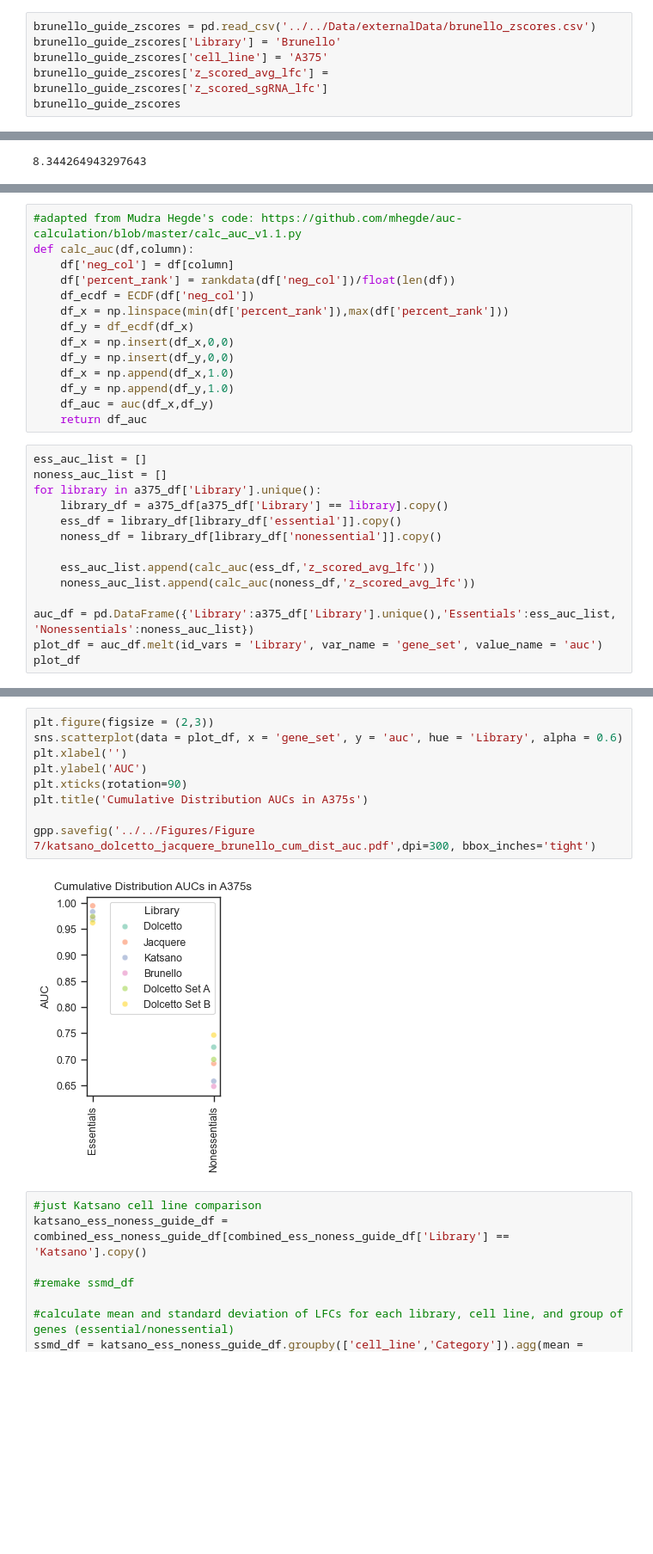
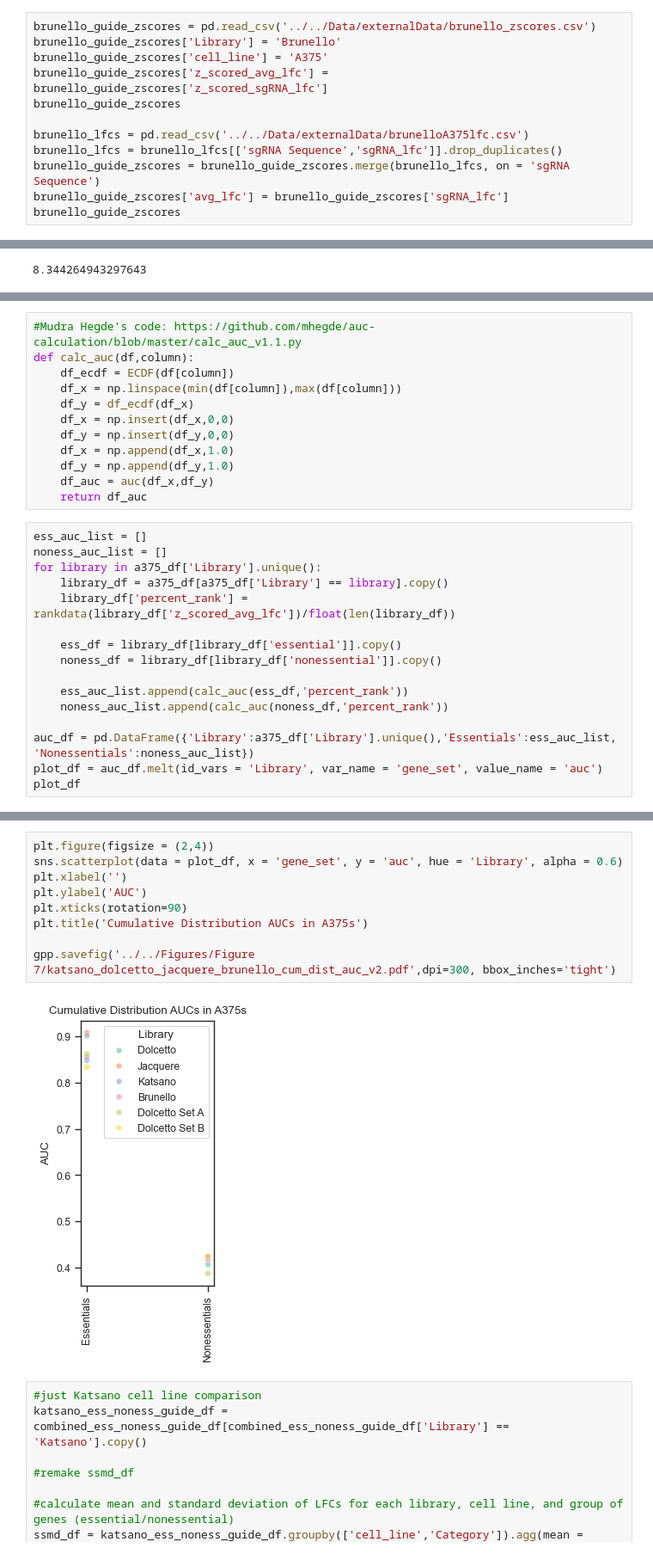
Before and after one commit to ssrikant2/CRISPRi_manuscript, a Jupyter notebook: Notebooks/09-Katsano Design and Evaluation/02_Katsano_Analysis.ipynb, the cells around one changed output, grey strips where cells are left out. Shown at 86% size. Saved outputs shown, nothing was run; the diff lists cells and outputs as text; blank space fills up the shorter version.

Commit message:
fixed auc calc

```diff
--- a/Notebooks/09-Katsano Design and Evaluation/02_Katsano_Analysis.ipynb
+++ b/Notebooks/09-Katsano Design and Evaluation/02_Katsano_Analysis.ipynb
@@ -486,6 +486,12 @@ brunello_guide_zscores['Library'] = 'Brunello'
 brunello_guide_zscores['cell_line'] = 'A375'
 brunello_guide_zscores['z_scored_avg_lfc'] = brunello_guide_zscores['z_scored_sgRNA_lfc']
 brunello_guide_zscores
+
+brunello_lfcs = pd.read_csv('../../Data/externalData/brunelloA375lfc.csv')
+brunello_lfcs = brunello_lfcs[['sgRNA Sequence','sgRNA_lfc']].drop_duplicates()
+brunello_guide_zscores = brunello_guide_zscores.merge(brunello_lfcs, on = 'sgRNA Sequence')
+brunello_guide_zscores['avg_lfc'] = brunello_guide_zscores['sgRNA_lfc']
+brunello_guide_zscores
 # %% [output]
 |  | sgRNA Sequence | Target Gene ID | Target Gene Symbol | Aggregate CFD Score | Off-Target CFD100 Hits | ... |
 | 0 | AAAAAAAATCCGGACAATGG | ENSG00000085491 | SLC25A24 | 0.0 | 0 | ... |
@@ -712,10 +716,8 @@ ax[1].axhline(y=0.5, color='black', linestyle='--')
 # %%
-#adapted from Mudra Hegde's code: https://github.com/mhegde/auc-calculation/blob/master/calc_auc_v1.1.py
+#Mudra Hegde's code: https://github.com/mhegde/auc-calculation/blob/master/calc_auc_v1.1.py
 def calc_auc(df,column):
-    df['neg_col'] = df[column]
-    df['percent_rank'] = rankdata(df['neg_col'])/float(len(df))
-    df_ecdf = ECDF(df['neg_col'])
-    df_x = np.linspace(min(df['percent_rank']),max(df['percent_rank']))
+    df_ecdf = ECDF(df[column])
+    df_x = np.linspace(min(df[column]),max(df[column]))
     df_y = df_ecdf(df_x)
     df_x = np.insert(df_x,0,0)
     df_y = np.insert(df_y,0,0)
@@ -728,11 +730,13 @@ ess_auc_list = []
 noness_auc_list = []
 for library in a375_df['Library'].unique():
     library_df = a375_df[a375_df['Library'] == library].copy()
+    library_df['percent_rank'] = rankdata(library_df['z_scored_avg_lfc'])/float(len(library_df))
+
     ess_df = library_df[library_df['essential']].copy()
     noness_df = library_df[library_df['nonessential']].copy()
 
-    ess_auc_list.append(calc_auc(ess_df,'z_scored_avg_lfc'))
-    noness_auc_list.append(calc_auc(noness_df,'z_scored_avg_lfc'))
+    ess_auc_list.append(calc_auc(ess_df,'percent_rank'))
+    noness_auc_list.append(calc_auc(noness_df,'percent_rank'))
 
 auc_df = pd.DataFrame({'Library':a375_df['Library'].unique(),'Essentials':ess_auc_list, 'Nonessentials':noness_auc_list})
 plot_df = auc_df.melt(id_vars = 'Library', var_name = 'gene_set', value_name = 'auc')
@@ -754,14 +758,14 @@ plot_df
 # %%
-plt.figure(figsize = (2,3))
+plt.figure(figsize = (2,4))
 sns.scatterplot(data = plot_df, x = 'gene_set', y = 'auc', hue = 'Library', alpha = 0.6)
 plt.xlabel('')
 plt.ylabel('AUC')
 plt.xticks(rotation=90)
 plt.title('Cumulative Distribution AUCs in A375s')
 
-gpp.savefig('../../Figures/Figure 7/katsano_dolcetto_jacquere_brunello_cum_dist_auc.pdf',dpi=300, bbox_inches='tight')
+gpp.savefig('../../Figures/Figure 7/katsano_dolcetto_jacquere_brunello_cum_dist_auc_v2.pdf',dpi=300, bbox_inches='tight')
 # %% [output]
-[figure, old version]
+[figure, new version]
 # %%
 #just Katsano cell line comparison
 katsano_ess_noness_guide_df = combined_ess_noness_guide_df[combined_ess_noness_guide_df['Library'] == 'Katsano'].copy()
```
Also changed, not shown: parts of 7 cells of this notebook, 8 other files.
